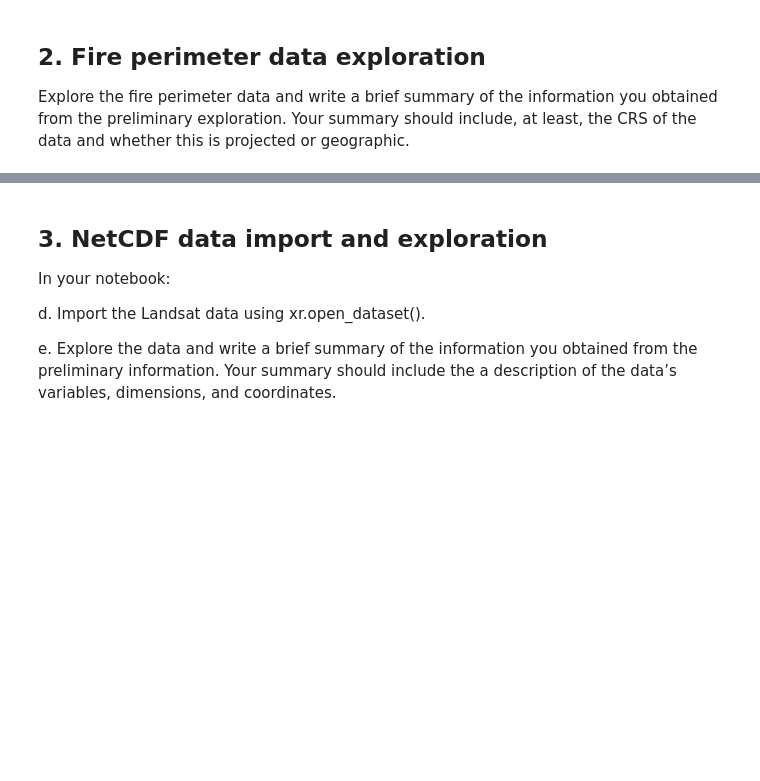
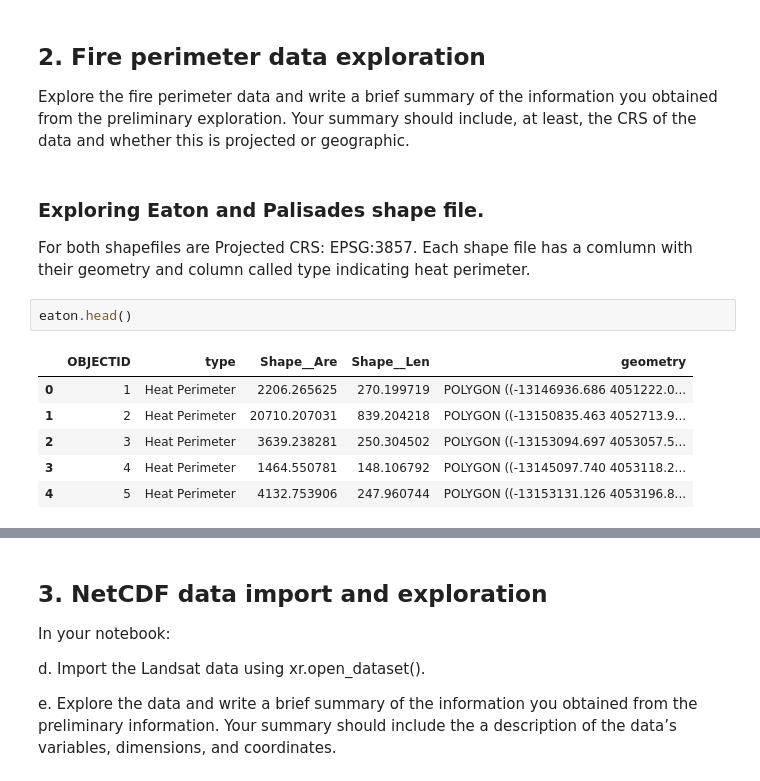
Before and after one commit to IIDonaji/eds220-hwk4, a Jupyter notebook: hwk4-task2-false-color-Medrano.ipynb, the cells around one changed output, grey strips where cells are left out. Cells and saved outputs as stored; diff of their text form; blank space fills up the shorter version.

```diff
--- a/hwk4-task2-false-color-Medrano.ipynb
+++ b/hwk4-task2-false-color-Medrano.ipynb
@@ -38,3 +52,15 @@ import geopandas as gpd
 # %% [markdown]
 ## 2. Fire perimeter data exploration
 Explore the fire perimeter data and write a brief summary of the information you obtained from the preliminary exploration. Your summary should include, at least, the CRS of the data and whether this is projected or geographic.
+# %% [markdown]
+### Exploring Eaton and Palisades shape file.
+For both shapefiles are Projected CRS: EPSG:3857. Each shape file has a comlumn with their geometry and column called type indicating heat perimeter.
+# %%
+eaton.head()
+# %% [output]
+|  | OBJECTID | type | Shape__Are | Shape__Len | geometry |
+| 0 | 1 | Heat Perimeter | 2206.265625 | 270.199719 | POLYGON ((-13146936.686 4051222.0... |
+| 1 | 2 | Heat Perimeter | 20710.207031 | 839.204218 | POLYGON ((-13150835.463 4052713.9... |
+| 2 | 3 | Heat Perimeter | 3639.238281 | 250.304502 | POLYGON ((-13153094.697 4053057.5... |
+| 3 | 4 | Heat Perimeter | 1464.550781 | 148.106792 | POLYGON ((-13145097.740 4053118.2... |
+| 4 | 5 | Heat Perimeter | 4132.753906 | 247.960744 | POLYGON ((-13153131.126 4053196.8... |
```
Also changed, not shown: parts of 14 cells of this notebook.
